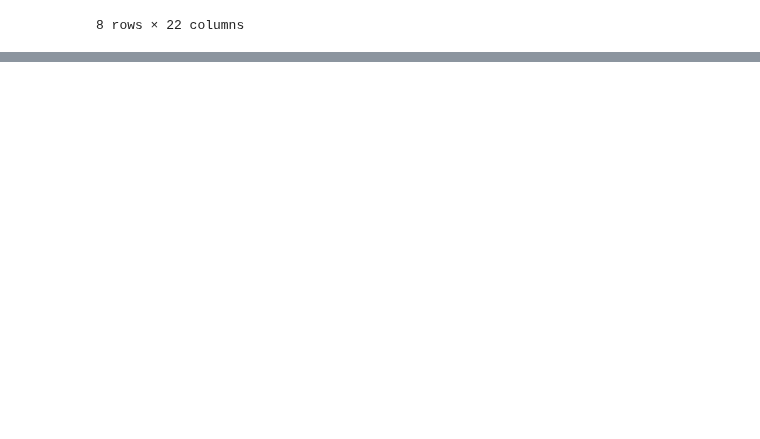
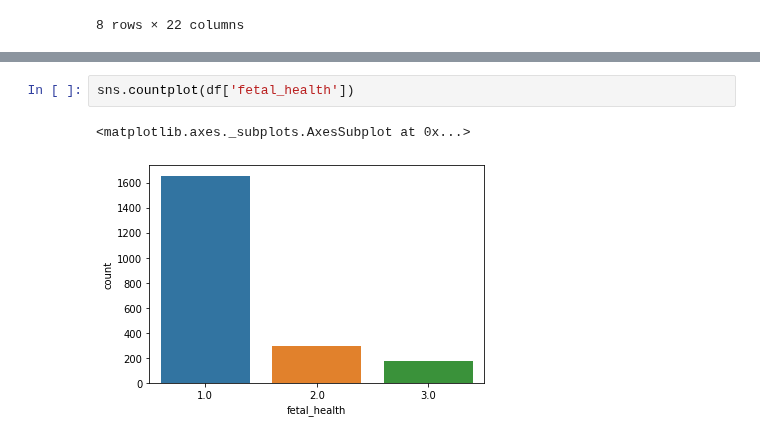
Before and after one commit to rakeshvitta/rakeshvitta, a Jupyter notebook: IDS_Assignment_Group250.ipynb, the cells around one changed output, grey strips where cells are left out. Cells and saved outputs as stored; diff of their text form; blank space fills up the shorter version.

```diff
--- a/IDS_Assignment_Group250.ipynb
+++ b/IDS_Assignment_Group250.ipynb
@@ -74,0 +84,5 @@ df.describe()
+# %%
+sns.countplot(df['fetal_health'])
+# %% [output]
+<matplotlib.axes._subplots.AxesSubplot at 0x...>
+[figure, added]
```
Also changed, not shown: parts of 7 cells of this notebook.
